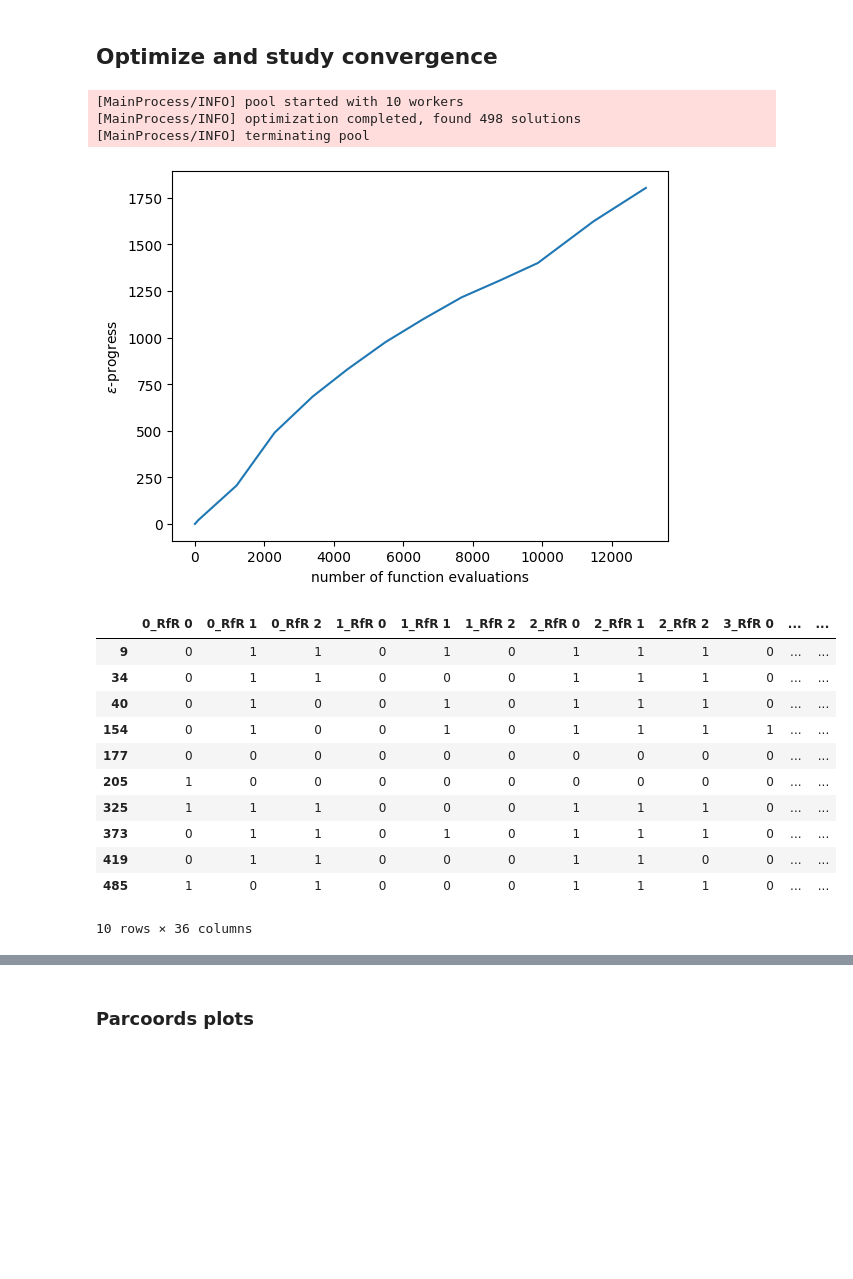
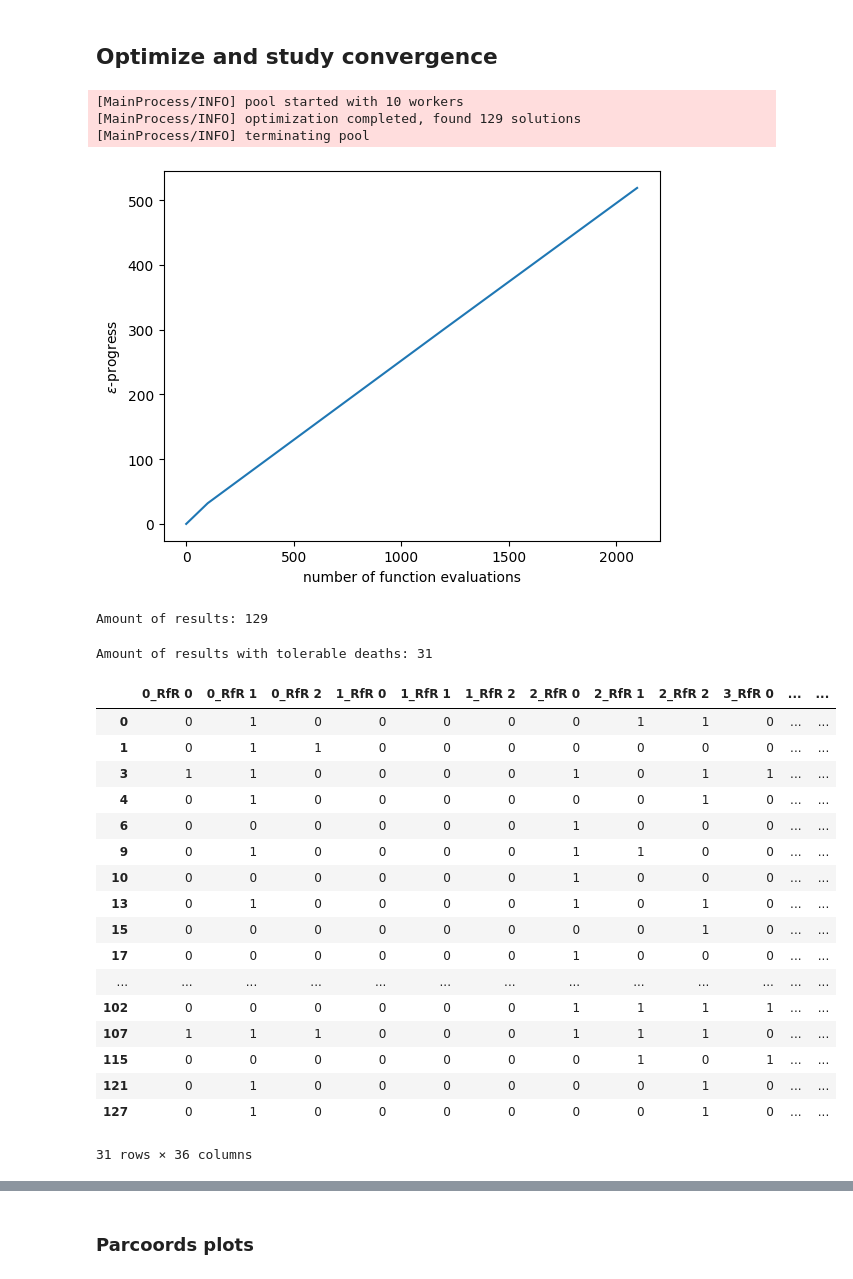
Before and after one commit to Q-Quan/MBDMGroup22, a Jupyter notebook: final assignment/MORDM_Try3b.ipynb, the cells around one changed output, grey strips where cells are left out. Cells and saved outputs as stored; diff of their text form; code cells hidden in the pictures; blank space fills up the shorter version.

```diff
--- a/final assignment/MORDM_Try3b.ipynb
+++ b/final assignment/MORDM_Try3b.ipynb
@@ -39,8 +41,7 @@ reference_scenario = Scenario('reference', **{
     'A.5_Brate': 10
 })
 
-convergence_metrics = [EpsilonProgress()]
-nfe = 12000
+nfe = 2000
 epsilon = [0.5,0.5,0.5,0.01,0.01]
 
 # Each epsilon value corresponds to a model outcome. The model outcomes are:
@@ -49,9 +50,11 @@ epsilon = [0.5,0.5,0.5,0.01,0.01]
 # %% [markdown]
 ## Optimize and study convergence
 # %%
-# Create the data folder if it doesn't exist
-from pathlib import Path
+# Create the data folder if it doesn't exist, remove temp folder if it exists
 Path("./MORDM_Data").mkdir(parents=True, exist_ok=True)
+tmppath = Path('./MORDM_Data') / 'tmp'
+if tmppath.exists() and tmppath.is_dir():
+    shutil.rmtree(tmppath)
 
 # Define the convergence metrics
 convergence_metrics = [
@@ -71,7 +74,7 @@ with MultiprocessingEvaluator(model) as evaluator:
     optimization_result, optimization_convergence = evaluator.optimize(nfe=nfe, searchover='levers', epsilons=epsilon,  convergence=convergence_metrics,reference=reference_scenario)
 # %% [output]
 [MainProcess/INFO] pool started with 10 workers
-[MainProcess/INFO] optimization completed, found 498 solutions
+[MainProcess/INFO] optimization completed, found 129 solutions
 [MainProcess/INFO] terminating pool
 # %%
 ### Convergence epsilon plot
@@ -83,24 +86,36 @@ ax.set_ylabel('$\epsilon$-progress')
 ax.set_xlabel('number of function evaluations')
 plt.show()
 # %% [output]
-[figure, old version]
+[figure, new version]
 # %%
+print("Amount of results: " + str(len(optimization_result.index)))
+
 from ema_workbench import save_results
 #save_results(total, 'MORDM_100k_ep0.25.tar.gz'.format(nfe))
+# %% [output]
+Amount of results: 129
 # %%
-# Select only those policies that result in an acceptable # of deaths
-result_allowable_deaths = optimization_result[optimization_result['Expected Number of Deaths'] < 0.001]
-result_allowable_deaths
+# Select only those policies that result in an tolerable # of deaths
+result_constrained = optimization_result[optimization_result['Expected Number of Deaths'] < 0.001]
+print("Amount of results with tolerable deaths: " + str(len(result_constrained.index)))
+result_constrained
 # %% [output]
+Amount of results with tolerable deaths: 31
 |  | 0_RfR 0 | 0_RfR 1 | 0_RfR 2 | 1_RfR 0 | 1_RfR 1 | 1_RfR 2 | 2_RfR 0 | 2_RfR 1 | 2_RfR 2 | 3_RfR 0 | ... | ... |
-| 9 | 0 | 1 | 1 | 0 | 1 | 0 | 1 | 1 | 1 | 0 | ... | ... |
-| 34 | 0 | 1 | 1 | 0 | 0 | 0 | 1 | 1 | 1 | 0 | ... | ... |
-| 40 | 0 | 1 | 0 | 0 | 1 | 0 | 1 | 1 | 1 | 0 | ... | ... |
-| 154 | 0 | 1 | 0 | 0 | 1 | 0 | 1 | 1 | 1 | 1 | ... | ... |
-| 177 | 0 | 0 | 0 | 0 | 0 | 0 | 0 | 0 | 0 | 0 | ... | ... |
-| 205 | 1 | 0 | 0 | 0 | 0 | 0 | 0 | 0 | 0 | 0 | ... | ... |
-| 325 | 1 | 1 | 1 | 0 | 0 | 0 | 1 | 1 | 1 | 0 | ... | ... |
-| 373 | 0 | 1 | 1 | 0 | 1 | 0 | 1 | 1 | 1 | 0 | ... | ... |
-| 419 | 0 | 1 | 1 | 0 | 0 | 0 | 1 | 1 | 0 | 0 | ... | ... |
-| 485 | 1 | 0 | 1 | 0 | 0 | 0 | 1 | 1 | 1 | 0 | ... | ... |
+| 0 | 0 | 1 | 0 | 0 | 0 | 0 | 0 | 1 | 1 | 0 | ... | ... |
+| 1 | 0 | 1 | 1 | 0 | 0 | 0 | 0 | 0 | 0 | 0 | ... | ... |
+| 3 | 1 | 1 | 0 | 0 | 0 | 0 | 1 | 0 | 1 | 1 | ... | ... |
+| 4 | 0 | 1 | 0 | 0 | 0 | 0 | 0 | 0 | 1 | 0 | ... | ... |
+| 6 | 0 | 0 | 0 | 0 | 0 | 0 | 1 | 0 | 0 | 0 | ... | ... |
+| 9 | 0 | 1 | 0 | 0 | 0 | 0 | 1 | 1 | 0 | 0 | ... | ... |
+| 10 | 0 | 0 | 0 | 0 | 0 | 0 | 1 | 0 | 0 | 0 | ... | ... |
+| 13 | 0 | 1 | 0 | 0 | 0 | 0 | 1 | 0 | 1 | 0 | ... | ... |
+| 15 | 0 | 0 | 0 | 0 | 0 | 0 | 0 | 0 | 1 | 0 | ... | ... |
+| 17 | 0 | 0 | 0 | 0 | 0 | 0 | 1 | 0 | 0 | 0 | ... | ... |
+| ... | ... | ... | ... | ... | ... | ... | ... | ... | ... | ... | ... | ... |
+| 102 | 0 | 0 | 0 | 0 | 0 | 0 | 1 | 1 | 1 | 1 | ... | ... |
+| 107 | 1 | 1 | 1 | 0 | 0 | 0 | 1 | 1 | 1 | 0 | ... | ... |
+| 115 | 0 | 0 | 0 | 0 | 0 | 0 | 0 | 1 | 0 | 1 | ... | ... |
+| 121 | 0 | 1 | 0 | 0 | 0 | 0 | 0 | 0 | 1 | 0 | ... | ... |
+| 127 | 0 | 1 | 0 | 0 | 0 | 0 | 0 | 0 | 1 | 0 | ... | ... |
-10 rows × 36 columns
+31 rows × 36 columns
```
Also changed, not shown: parts of 6 cells of this notebook.
